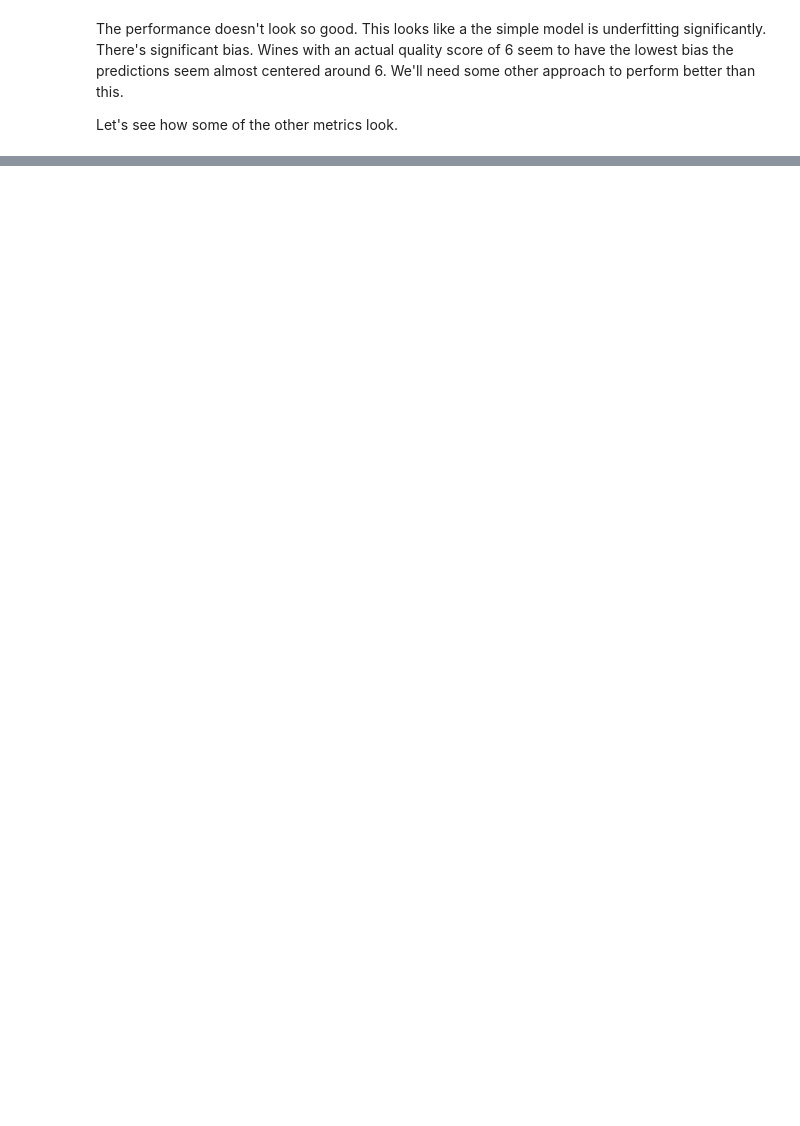
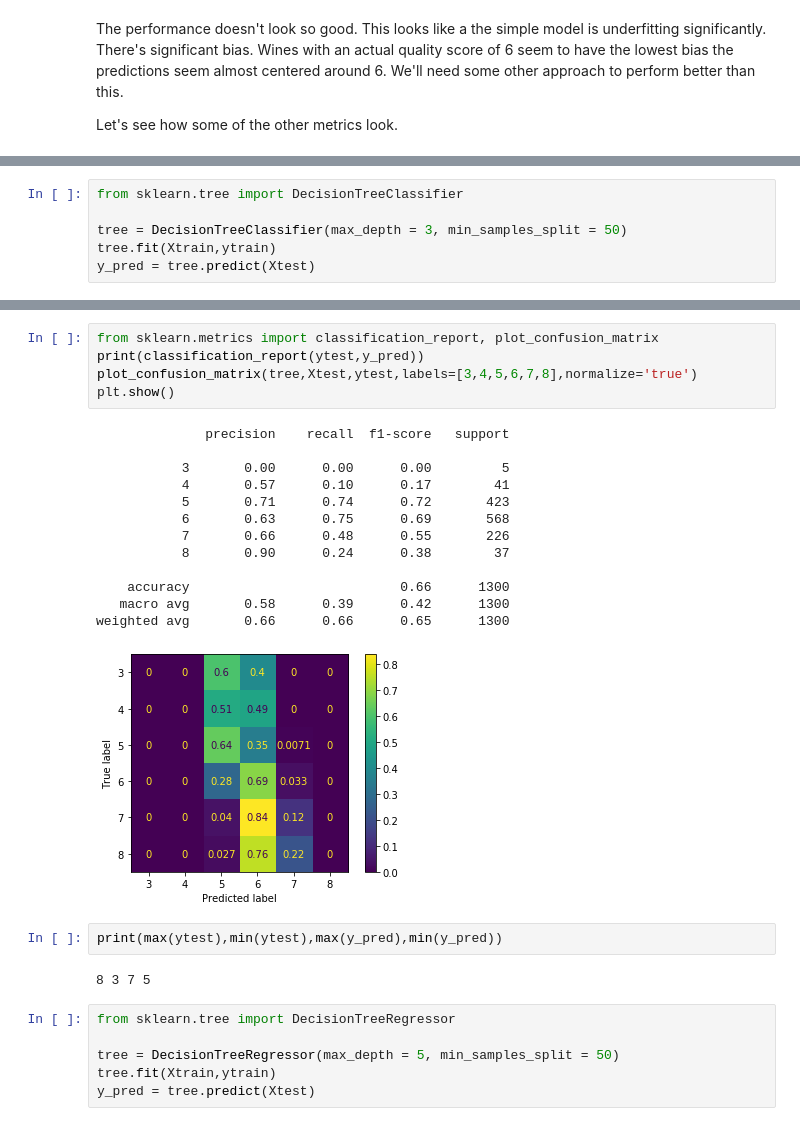
Before and after one commit to jeffkoskulics/Springboard, a Jupyter notebook: Capstone2/notebooks/Modelling.ipynb, the cells around one changed output, grey strips where cells are left out. Cells and saved outputs as stored; diff of their text form; blank space fills up the shorter version.

```diff
--- a/Capstone2/notebooks/Modelling.ipynb
+++ b/Capstone2/notebooks/Modelling.ipynb
@@ -117,0 +136,6 @@ Let's see how some of the other metrics look.
+# %%
+from sklearn.tree import DecisionTreeClassifier
+
+tree = DecisionTreeClassifier(max_depth = 3, min_samples_split = 50)
+tree.fit(Xtrain,ytrain)
+y_pred = tree.predict(Xtest)
@@ -117,0 +146,29 @@ Let's see how some of the other metrics look.
+# %%
+from sklearn.metrics import classification_report, plot_confusion_matrix
+print(classification_report(ytest,y_pred))
+plot_confusion_matrix(tree,Xtest,ytest,labels=[3,4,5,6,7,8],normalize='true')
+plt.show()
+# %% [output]
+              precision    recall  f1-score   support
+
+           3       0.00      0.00      0.00         5
+           4       0.57      0.10      0.17        41
+           5       0.71      0.74      0.72       423
+           6       0.63      0.75      0.69       568
+           7       0.66      0.48      0.55       226
+           8       0.90      0.24      0.38        37
+
+    accuracy                           0.66      1300
+   macro avg       0.58      0.39      0.42      1300
+weighted avg       0.66      0.66      0.65      1300
+[figure, added]
+# %%
+print(max(ytest),min(ytest),max(y_pred),min(y_pred))
+# %% [output]
+8 3 7 5
+# %%
+from sklearn.tree import DecisionTreeRegressor
+
+tree = DecisionTreeRegressor(max_depth = 5, min_samples_split = 50)
+tree.fit(Xtrain,ytrain)
+y_pred = tree.predict(Xtest)
```
Also changed, not shown: parts of 20 cells of this notebook.
